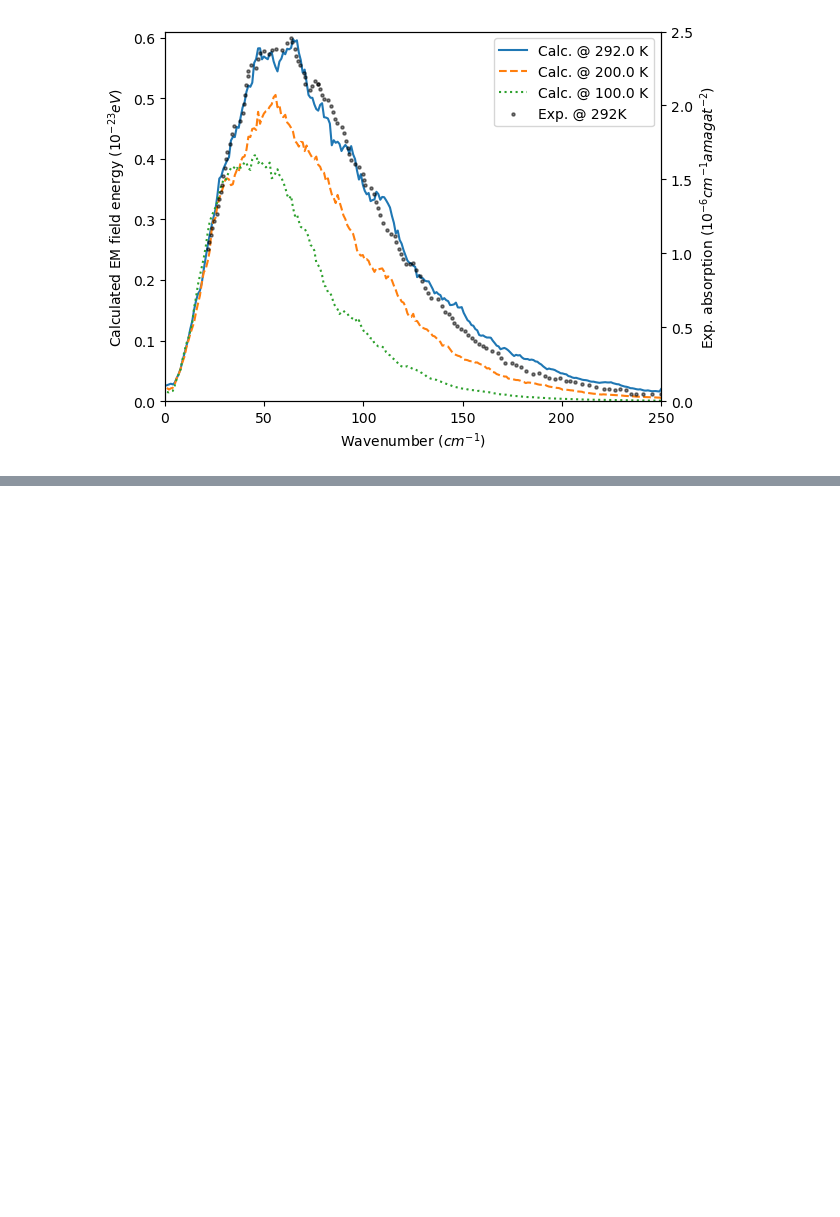
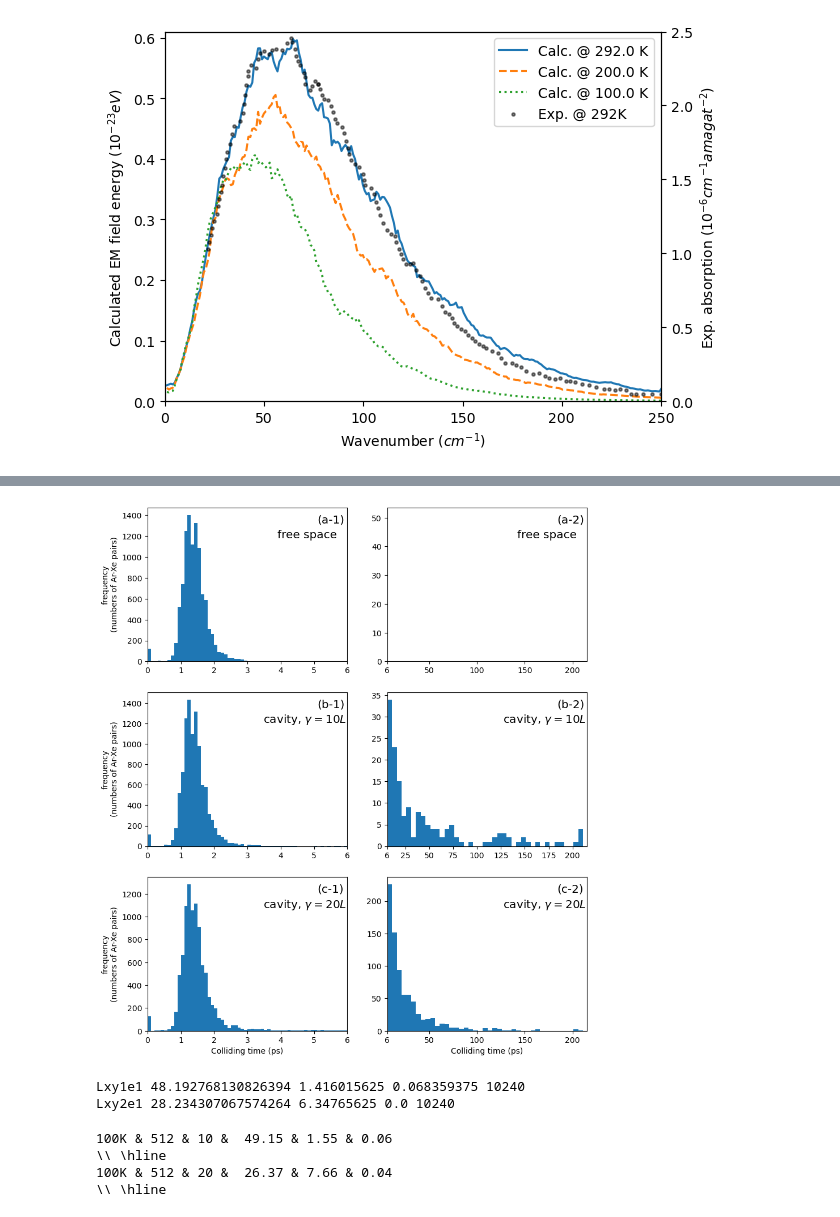
Before and after one commit to RibeiroGroup/Molecular-Dynamics-for-CIS, a Jupyter notebook: src/analyze_monte_carlo.ipynb, the cells around one changed output, grey strips where cells are left out. Cells and saved outputs as stored; diff of their text form; code cells hidden in the pictures; blank space fills up the shorter version.

```diff
--- a/src/analyze_monte_carlo.ipynb
+++ b/src/analyze_monte_carlo.ipynb
@@ -569,4 +593,10 @@ fig.savefig(fig_root + 'histogram.jpeg',dpi=600, bbox_inches = 'tight')
 # %%
+gamma_coup_str_dict = {"Lxy1e1" : 10, "Lxy2e1" : 20}
 for i, foo in ct_dict.items():
     for coup_str, ct in foo.items():
-        print(i, coup_str,len(ct[ct > 6]),  np.mean(ct[ct > 6]), len(ct[ct > 200]), len(ct))
+        #print(i, coup_str,len(ct[ct > 6]),  np.mean(ct[ct > 6]), len(ct[ct > 200]), len(ct))
+        print("0K & {} & {} & {:.2f} & {:.2f} & {:.2f}".format(
+            i ,gamma_coup_str_dict[coup_str],np.mean(ct[ct > 6]), len(ct[ct > 6]) * 100 / len(ct),
+            len(ct[ct > 200]) * 100 / len(ct))
+             )
+        print("\\\\ \hline")
@@ -590,12 +629,13 @@ ax[0,1].yaxis.set_major_formatter('{x:.0f}')
 #ax[0,1].yaxis.set_major_locator(MultipleLocator(1))
 
 ct_dict2 = {}
+limit = {'256':40, '512':20, '768':15}
 
 for i, coup_str in enumerate(['Lxy1e1', 'Lxy2e1']):
     i+= 1
 
     cavityfield_result_dict = CAVITYFIELD_RESULT_512b_DICT[coup_str]
-    ct = getall_colliding_time(cavityfield_result_dict, limit = 40)
+    ct = getall_colliding_time(cavityfield_result_dict, limit = limit['512'])
 
     bin1 = ax[i,0].hist(ct, np.arange(0,6 + 0.1, 0.1))
     bin2 = ax[i,1].hist(ct, np.arange(5.9999,214.9999,4.9999))
@@ -611,41 +651,55 @@ for i, coup_str in enumerate(['Lxy1e1', 'Lxy2e1']):
 
     if i == 0:
         ax[i,1].yaxis.set_major_locator(MultipleLocator(5))
     elif i == 1:
         ax[i,1].xaxis.set_major_locator(MultipleLocator(25))
 
 for i in range(3):
     ax[i,1].set_xticks(list(ax[i,1].get_xticks()) + [6])
     ax[i,1].set_xlim(6,215)
     ax[i,0].set_xlim(0,6)
     ax[i,0].set_ylabel('frequency\n(numbers of Ar-Xe pairs)')
 
 ax[2,0].set_xlabel('Colliding time (ps)')
 ax[2,1].set_xlabel('Colliding time (ps)')
 
 ax[0,0].annotate('(a-1)',xy = (0.85,0.9), xycoords = 'axes fraction', fontsize = 'x-large')
 ax[0,0].annotate('free space',xy = (0.65,0.8), xycoords = 'axes fraction', fontsize = 'x-large')
 ax[1,0].annotate('(b-1)',xy = (0.85,0.9), xycoords = 'axes fraction', fontsize = 'x-large')
 ax[1,0].annotate(r'cavity, $\gamma = 10L$',xy = (0.58,0.8), xycoords = 'axes fraction', fontsize = 'x-large')
 ax[2,0].annotate('(c-1)',xy = (0.85,0.9), xycoords = 'axes fraction', fontsize = 'x-large')
 ax[2,0].annotate(r'cavity, $\gamma = 20L$',xy = (0.58,0.8), xycoords = 'axes fraction', fontsize = 'x-large')
 
 ax[0,1].annotate('(a-2)',xy = (0.85,0.9), xycoords = 'axes fraction', fontsize = 'x-large')
 ax[0,1].annotate('free space',xy = (0.65,0.8), xycoords = 'axes fraction', fontsize = 'x-large')
 ax[1,1].annotate('(b-2)',xy = (0.85,0.9), xycoords = 'axes fraction', fontsize = 'x-large')
 ax[1,1].annotate(r'cavity, $\gamma = 10L$',xy = (0.58,0.8), xycoords = 'axes fraction', fontsize = 'x-large')
 ax[2,1].annotate('(c-2)',xy = (0.85,0.9), xycoords = 'axes fraction', fontsize = 'x-large')
 ax[2,1].annotate(r'cavity, $\gamma = 20L$',xy = (0.58,0.8), xycoords = 'axes fraction', fontsize = 'x-large')
 
 fig.savefig(fig_root + 'histogram_boltzmann_512.jpeg',dpi=600, bbox_inches = 'tight')
+# %% [output]
+[figure, added]
 # %%
 # 256
 for coup_str, ct in ct_dict2.items():
-        print(i, coup_str,len(ct[ct > 6]),  np.mean(ct[ct > 6]), len(ct[ct > 200]), len(ct))
+    print(coup_str,np.mean(ct[ct > 6]), len(ct[ct > 6])*100/len(ct),  len(ct[ct > 200])*100/len(ct), len(ct))
+# %% [output]
+Lxy1e1 48.192768130826394 1.416015625 0.068359375 10240
+Lxy2e1 28.234307067574264 6.34765625 0.0 10240
 # %%
 # 512
 for coup_str, ct in ct_dict2.items():
-    print(i, coup_str,len(ct[ct > 6]),  np.mean(ct[ct > 6]), len(ct[ct > 200]), len(ct))
+    print("100K & 512 & {} &  {:.2f} & {:.2f} & {:.2f}".format(
+            gamma_coup_str_dict[coup_str] ,np.mean(ct[ct > 6]),len(ct[ct > 6]) * 100 / len(ct),
+            len(ct[ct > 200]) * 100 / len(ct))
+             )
+    print("\\\\ \hline")
+# %% [output]
+100K & 512 & 10 &  49.15 & 1.55 & 0.06
+\\ \hline
+100K & 512 & 20 &  26.37 & 7.66 & 0.04
+\\ \hline
 # %%
 cavityfield_result_dict2 = categorizing_pickle(
     CAVITYFIELD_RESULT_DICT2['Lxy15'], ''
```
Also changed, not shown: parts of 7 cells of this notebook, 9 other files.
